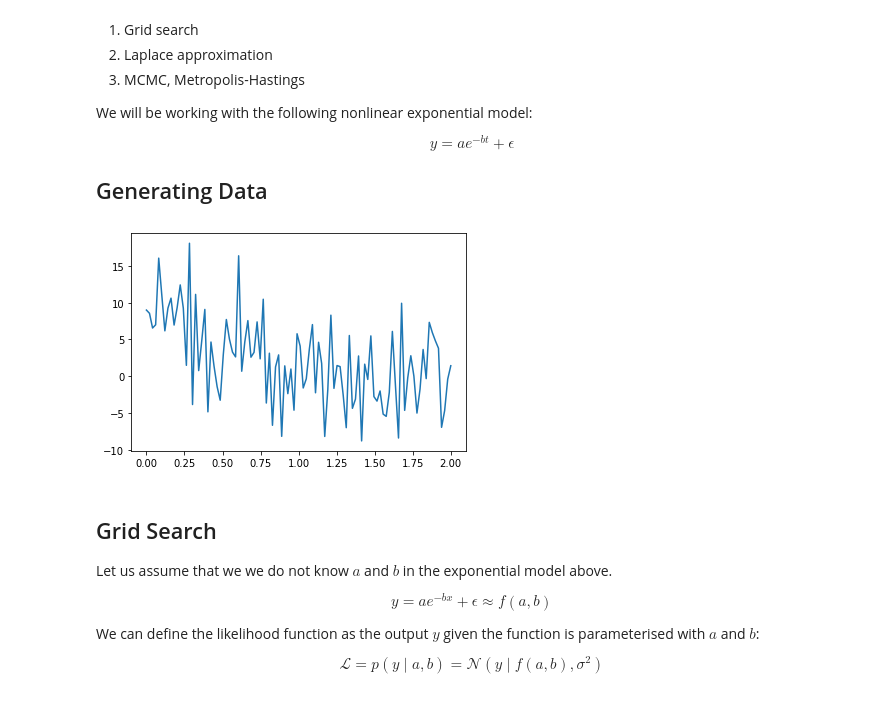
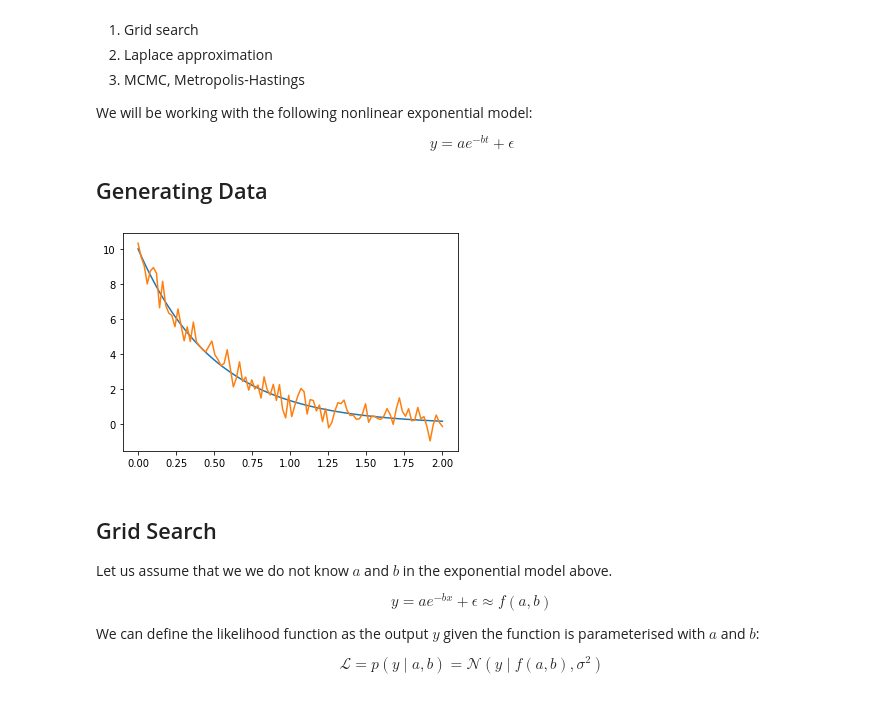
Before and after one commit to PavanChaggar/Bayesian_inference, a Jupyter notebook: python_tutorials/Nonlinear_models.ipynb, the cells around one changed output. Cells and saved outputs as stored; diff of their text form; code cells hidden in the pictures.

```diff
--- a/python_tutorials/Nonlinear_models.ipynb
+++ b/python_tutorials/Nonlinear_models.ipynb
@@ -21,15 +21,20 @@ true_a = 10
 true_b = 2
 n = 100
 t = np.transpose(np.linspace(0,2,n))
-sigma = 5
+sigma = 0.5
 
-y = true_a * np.exp(-true_b*t) + sigma * np.random.randn(n)
+f = lambda a, b: a * np.exp(-b * t)
+fn = lambda a, b: a * np.exp(-b * t) + sigma * np.random.randn(n)
+
+y = f(true_a,true_b)
+d = fn(true_a, true_b)
 # %%
 import matplotlib.pyplot as plt
 plt.plot(t, y)
+plt.plot(t, d)
 plt.show()
 # %% [output]
-[figure, old version]
+[figure, new version]
 # %% [markdown]
 ## Grid Search
 
```
Also changed, not shown: parts of 8 cells of this notebook.
